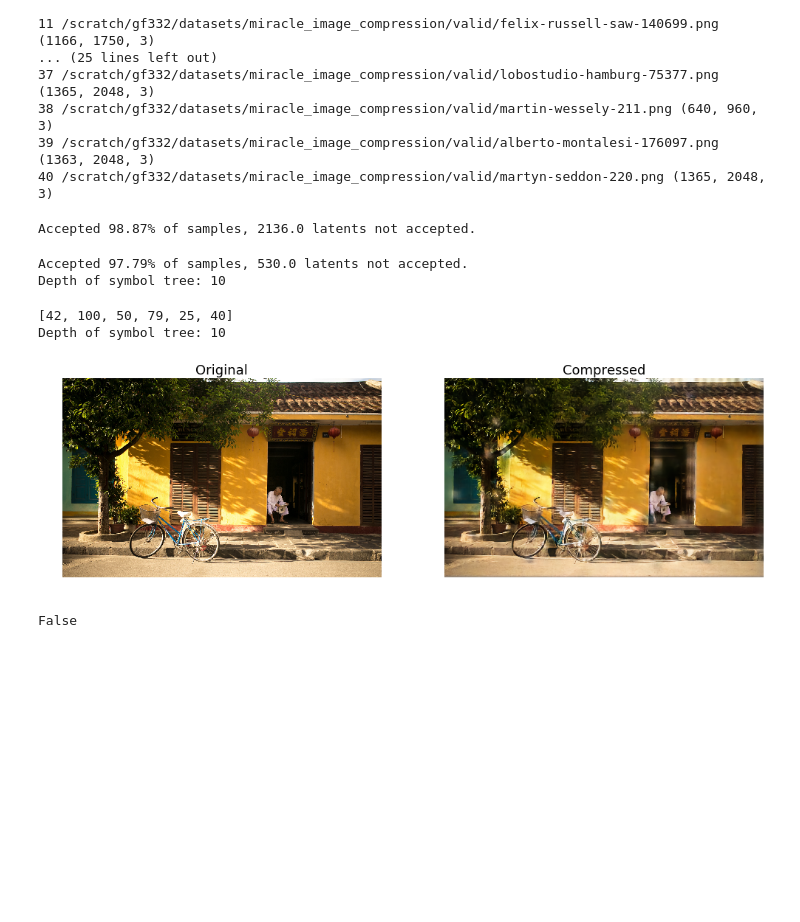
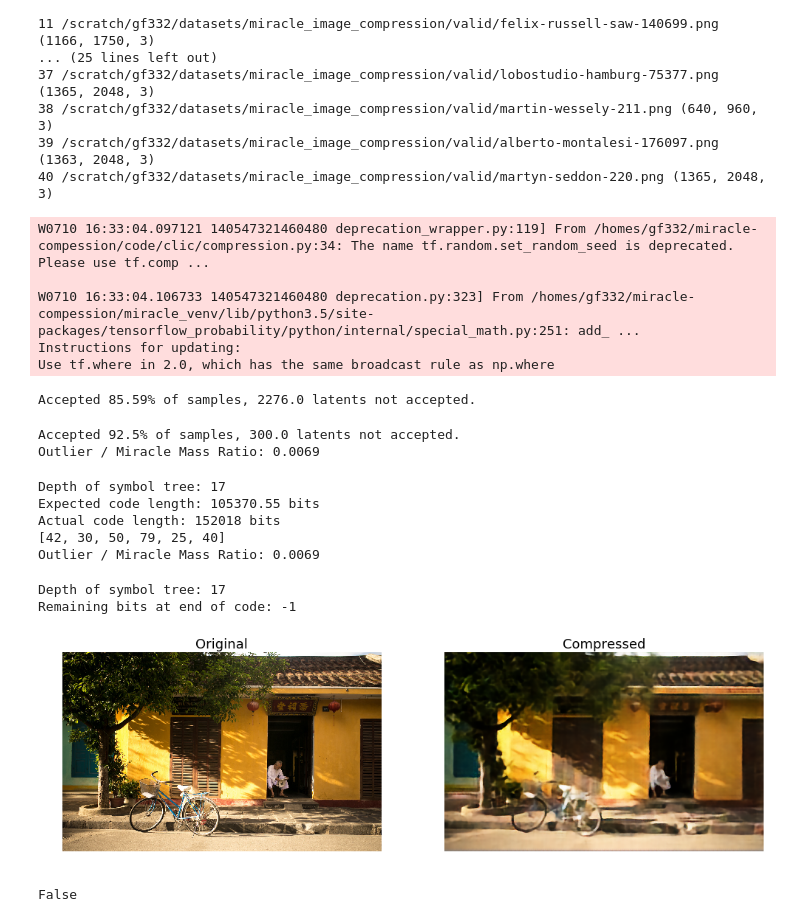
Before and after one commit to gergely-flamich/miracle-compression, a Jupyter notebook: code/clic/Compression.ipynb, the cells around one changed output. Saved outputs shown, nothing was run; the diff lists cells and outputs as text; code cells hidden in the pictures; blank space fills up the shorter version.

```diff
--- a/code/clic/Compression.ipynb
+++ b/code/clic/Compression.ipynb
@@ -113,8 +114,8 @@ config = {
         "batch_size": 8,
         "num_epochs": 20,
 
-        "first_level_latents": 48,
-        "second_level_latents": 24,
+        "first_level_latents": 4,
+        "second_level_latents": 4,
 
         "first_level_channels": 192,
         "second_level_channels": 128,
@@ -664,50 +755,64 @@ with tf.device("CPU:0"):
 valid_image_dir = "/scratch/gf332/datasets/miracle_image_compression/valid"
 valid_image_paths = glob.glob(valid_image_dir + "/*.png")
 
-comp_file_path = "thong_vo_imp_samp.miracle"
+comp_file_path = "thong_vo_quant_bad.miracle"
 
 seed = 42
 miracle_bits = 8
-outlier_mode = "importance_sample"
+outlier_mode = "quantize"
+gamma=30
 
-probability_mass = np.load("../../probability_mass.npy")
+probability_mass = np.load("../../probability_mass_48_24.npy")
 
 with tf.device("CPU:0"):
 
     im = load_and_process_image(valid_image_paths[4])
     im = tf.convert_to_tensor(im[None, ...])
     vae.code_image(image=im,
                    seed=seed,
+                   gamma=gamma,
                    miracle_bits=miracle_bits,
                    probability_mass=probability_mass,
-                   comp_file_path="thong_vo_.miracle",
-                   outlier_mode=outlier_mode)
+                   comp_file_path=comp_file_path,
+                   outlier_mode=outlier_mode,
+                   verbose=True)
 
-    reconstruction = vae.decode_image(comp_file_path=,
+    reconstruction = vae.decode_image(comp_file_path=comp_file_path,
                                       probability_mass=probability_mass,
                                       miracle_bits=miracle_bits,
-                                      outlier_mode=outlier_mode)
+                                      outlier_mode=outlier_mode,
+                                      verbose=True)
 
 
 plt.figure(figsize=(17, 8))
 plt.subplot(121)
 plt.imshow(tf.squeeze(im).numpy())
 plt.title("Original", fontsize=18)
 plt.axis("off")
 
 plt.subplot(122)
 plt.title("Compressed", fontsize=18)
 plt.imshow(tf.squeeze(reconstruction).numpy())
 plt.axis("off")
 
 plt.show()
 # %% [output]
-Accepted 98.87% of samples, 2136.0 latents not accepted.
+W0710 16:33:04.097121 140547321460480 deprecation_wrapper.py:119] From /homes/gf332/miracle-compession/code/clic/compression.py:34: The name tf.random.set_random_seed is deprecated. Please use tf.comp ...
+
+W0710 16:33:04.106733 140547321460480 deprecation.py:323] From /homes/gf332/miracle-compession/miracle_venv/lib/python3.5/site-packages/tensorflow_probability/python/internal/special_math.py:251: add_ ...
+Instructions for updating:
+Use tf.where in 2.0, which has the same broadcast rule as np.where
-Accepted 97.79% of samples, 530.0 latents not accepted.
-Depth of symbol tree: 10
+Accepted 85.59% of samples, 2276.0 latents not accepted.
-[42, 100, 50, 79, 25, 40]
-Depth of symbol tree: 10
+Accepted 92.5% of samples, 300.0 latents not accepted.
+Outlier / Miracle Mass Ratio: 0.0069
+Depth of symbol tree: 17
+Expected code length: 105370.55 bits
+Actual code length: 152018 bits
+[42, 30, 50, 79, 25, 40]
+Outlier / Miracle Mass Ratio: 0.0069
+Depth of symbol tree: 17
+Remaining bits at end of code: -1
-[figure, old version]
+[figure, new version]
 # %%
 print(np.all(''.join(bitcode) == cod))
 # %% [output]
```
Also changed, not shown: parts of 15 cells of this notebook, 6 other files.
